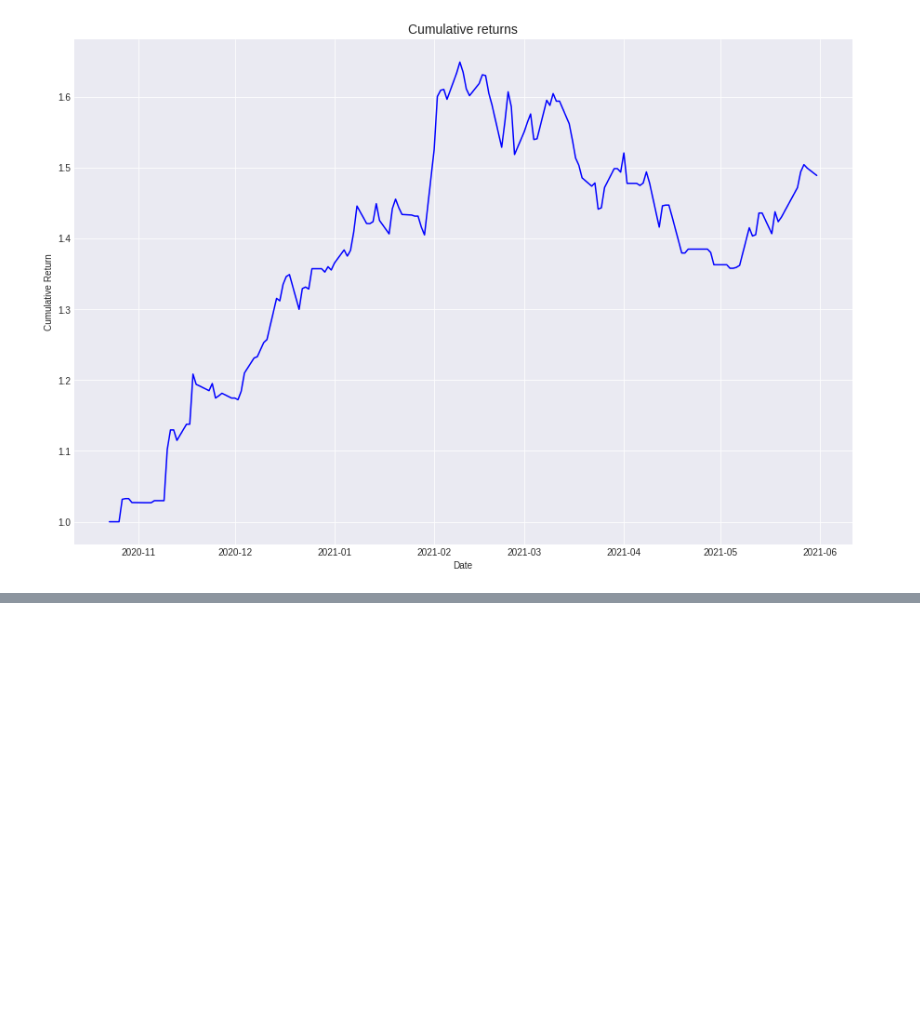
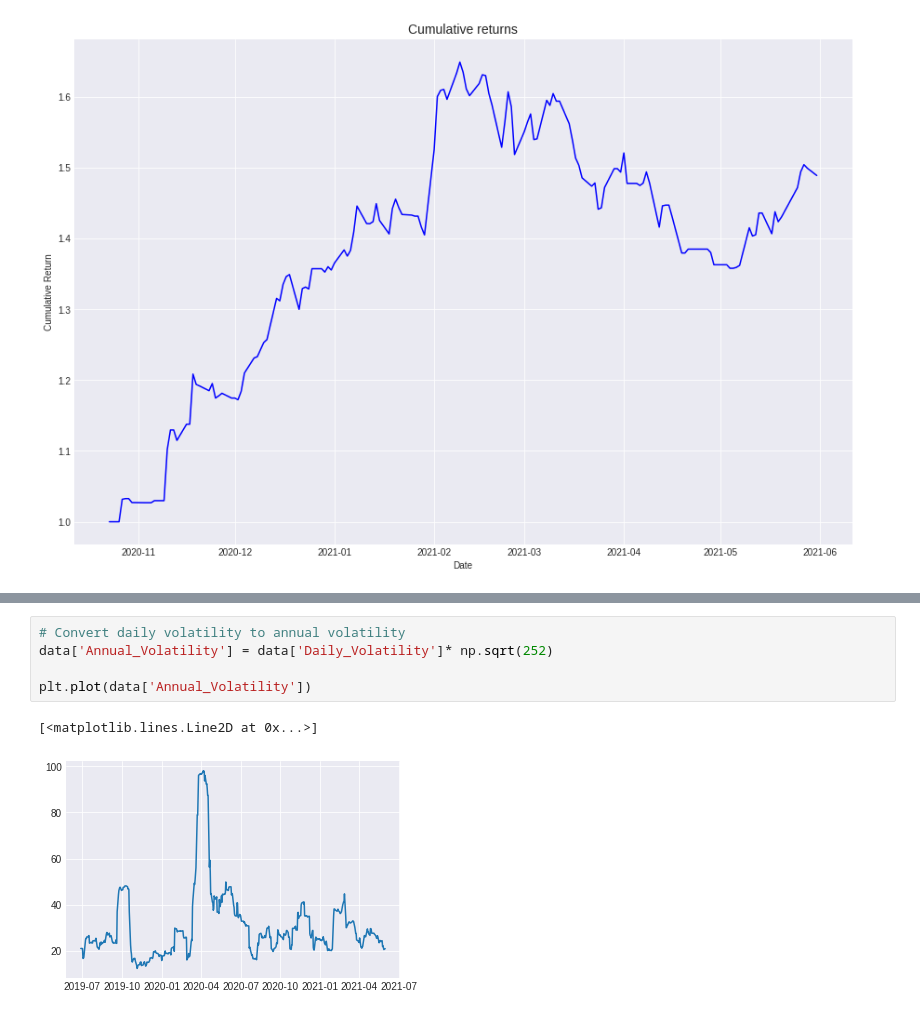
Before and after one commit to Tanulshn/Python-and-DS-work, a Jupyter notebook: ARIMA_TSA.ipynb, the cells around one changed output, grey strips where cells are left out. Cells and saved outputs as stored; diff of their text form; blank space fills up the shorter version.

```diff
--- a/ARIMA_TSA.ipynb
+++ b/ARIMA_TSA.ipynb
@@ -422,0 +455,8 @@ The std dev is:  0.017876426949731374
+# %%
+# Convert daily volatility to annual volatility
+data['Annual_Volatility'] = data['Daily_Volatility']* np.sqrt(252)
+
+plt.plot(data['Annual_Volatility'])
+# %% [output]
+[<matplotlib.lines.Line2D at 0x...>]
+[figure, added]
```
Also changed, not shown: parts of 4 cells of this notebook.
